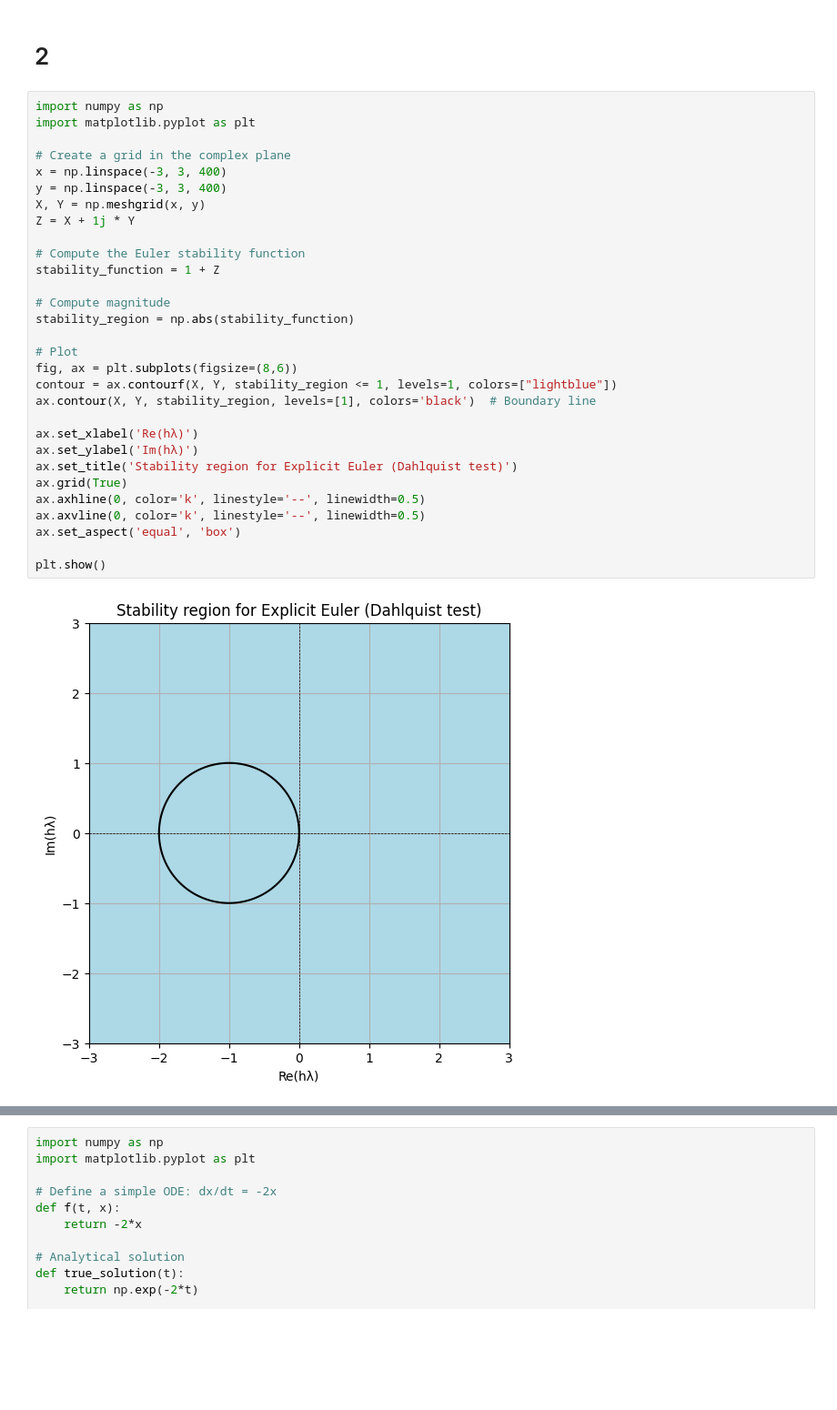
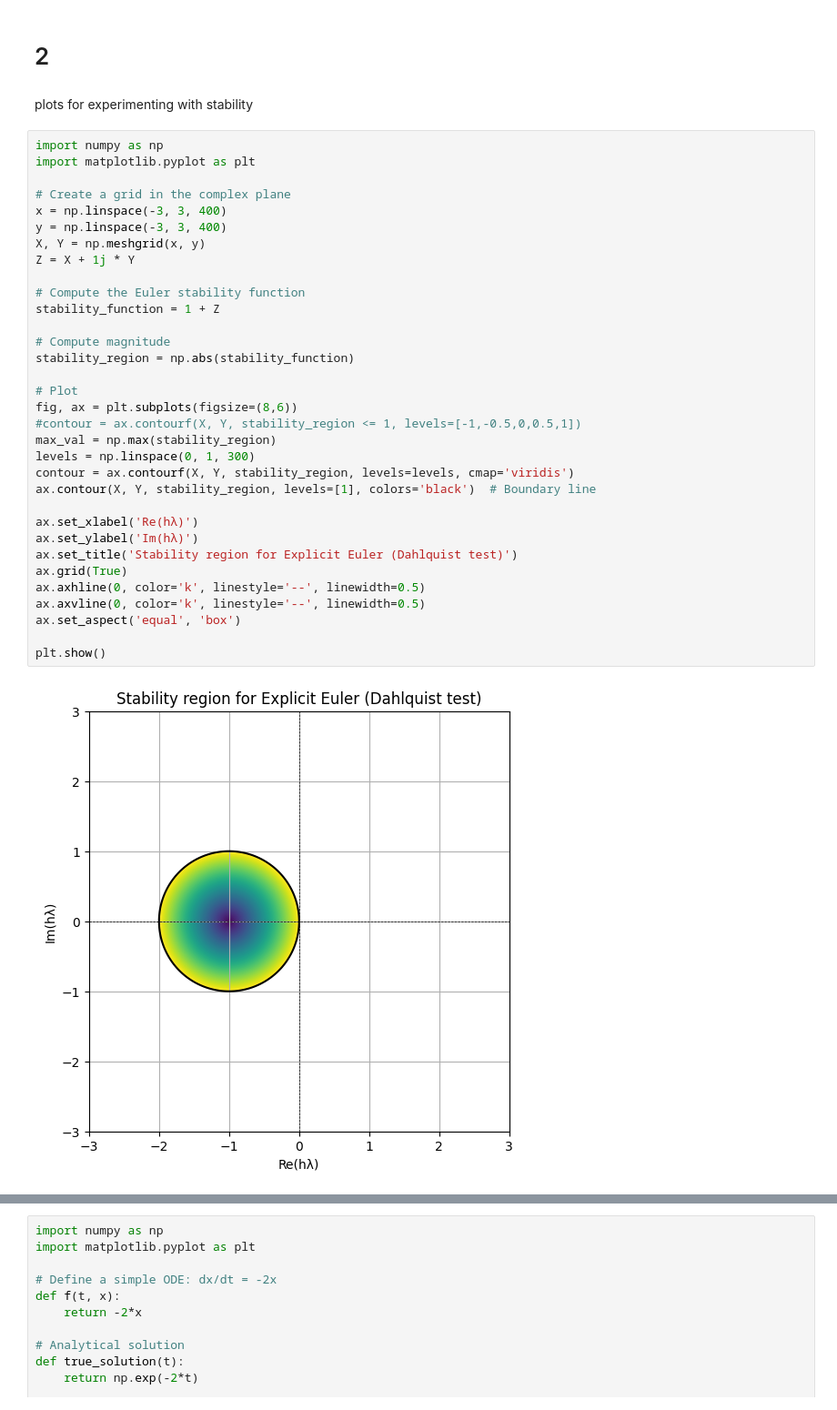
Before and after one commit to EstherCon0/SciComDiff, a Jupyter notebook: Exam.ipynb, the cells around one changed output, grey strips where cells are left out. Shown at 91% size. Drawn from its saved outputs; the diff is of its cells as text; blank space fills up the shorter version.

Commit message:
Cool plots
Co-authored-by: EstherCon0 <EstherCon0@users.noreply.github.com>

```diff
--- a/Exam.ipynb
+++ b/Exam.ipynb
@@ -486,38 +486,43 @@ plt.show()
 [figure]
 # %% [markdown]
 # 2
+# %% [markdown]
+plots for experimenting with stability
 # %%
 import numpy as np
 import matplotlib.pyplot as plt
 
 # Create a grid in the complex plane
 x = np.linspace(-3, 3, 400)
 y = np.linspace(-3, 3, 400)
 X, Y = np.meshgrid(x, y)
 Z = X + 1j * Y
 
 # Compute the Euler stability function
 stability_function = 1 + Z
 
 # Compute magnitude
 stability_region = np.abs(stability_function)
 
 # Plot
 fig, ax = plt.subplots(figsize=(8,6))
-contour = ax.contourf(X, Y, stability_region <= 1, levels=1, colors=["lightblue"])
+#contour = ax.contourf(X, Y, stability_region <= 1, levels=[-1,-0.5,0,0.5,1])
+max_val = np.max(stability_region)
+levels = np.linspace(0, 1, 300)
+contour = ax.contourf(X, Y, stability_region, levels=levels, cmap='viridis')
 ax.contour(X, Y, stability_region, levels=[1], colors='black')  # Boundary line
 
 ax.set_xlabel('Re(hλ)')
 ax.set_ylabel('Im(hλ)')
 ax.set_title('Stability region for Explicit Euler (Dahlquist test)')
 ax.grid(True)
 ax.axhline(0, color='k', linestyle='--', linewidth=0.5)
 ax.axvline(0, color='k', linestyle='--', linewidth=0.5)
 ax.set_aspect('equal', 'box')
 
 plt.show()
 # %% [output]
-[figure, old version]
+[figure, new version]
 # %%
 import numpy as np
 import matplotlib.pyplot as plt
```
Also changed, not shown: parts of 9 cells of this notebook.
